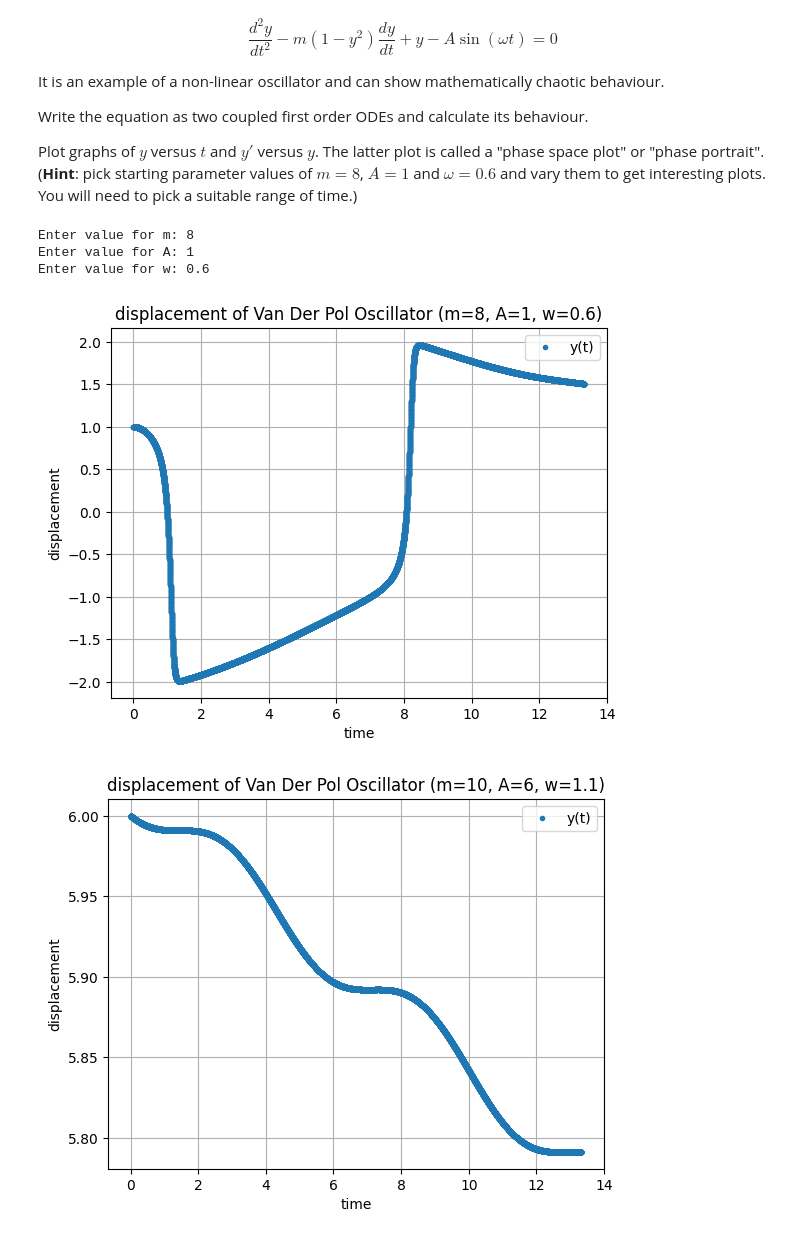
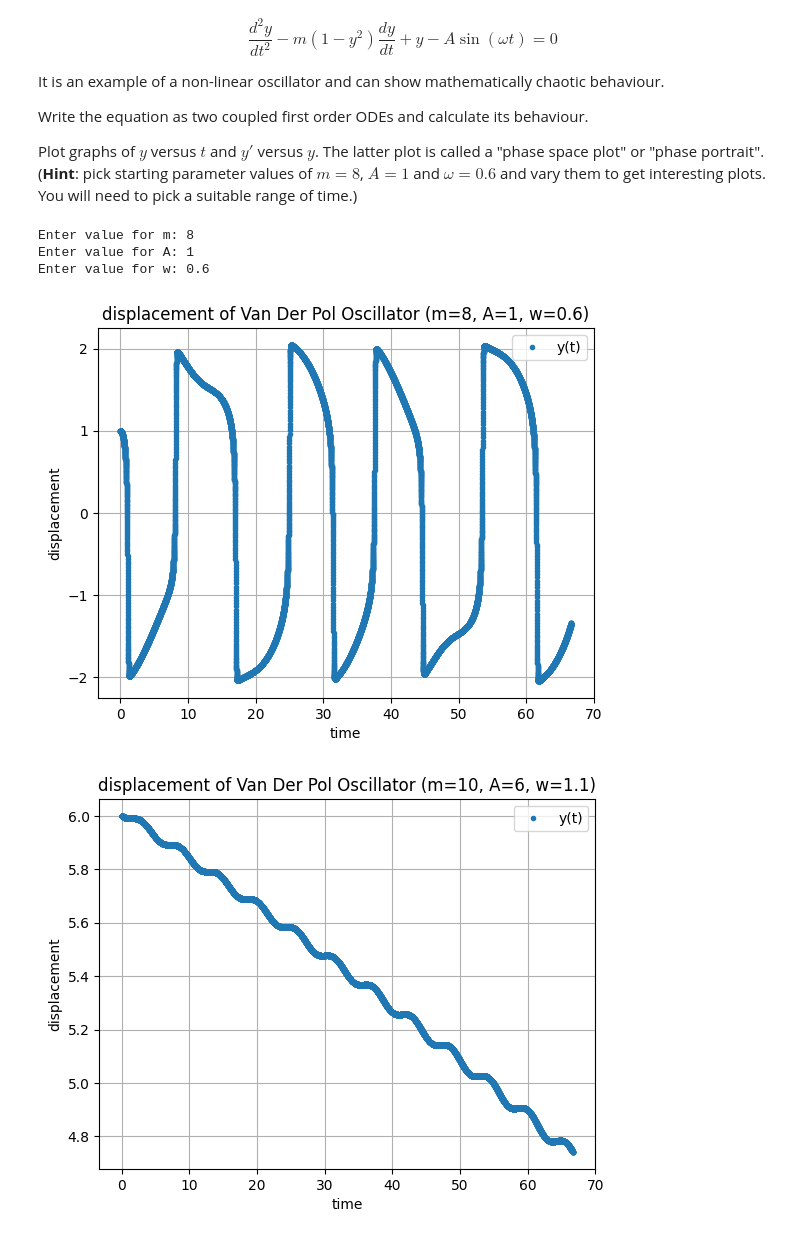
Before and after one commit to PX2145-2025/week-8-b-Brega-Harley, a Jupyter notebook: ODEs.ipynb, the cells around one changed output. Cells and saved outputs as stored; diff of their text form; code cells hidden in the pictures.

```diff
--- a/ODEs.ipynb
+++ b/ODEs.ipynb
@@ -440,7 +440,7 @@ w_str = input("Enter value for w: ")
 m = float(m_str)
 A = float(A_str)
 w = float(w_str)
-tmax = A*m/w
+tmax = 5*A*m/w
 
 t = np.linspace(0.0, tmax, npts)
 
@@ -452,38 +452,38 @@ def f6(y,t,m,A,w):
 y_initial2=np.array([A,0])
 y_odeint2 = odeint(f6, y_initial2, t,args=(m,A,w))
 
-plt.plot(t, y_odeint1[:,0],'.',label='y(t)')
+plt.plot(t, y_odeint2[:,0],'.',label='y(t)')
 plt.xlabel('time')
 plt.ylabel('displacement')
 plt.title('displacement of Van Der Pol Oscillator (m=8, A=1, w=0.6)')
 plt.legend()
 plt.grid()
 plt.show()
 
 y_initial3=np.array([A+5,0])
 y_odeint3 = odeint(f6, y_initial3, t,args=(m+2,A+5,w+0.5))
 
 plt.plot(t, y_odeint3[:,0],'.',label='y(t)') #plotting only the first column as we want x, not x'
 plt.xlabel('time')
 plt.ylabel('displacement')
 plt.title('displacement of Van Der Pol Oscillator (m=10, A=6, w=1.1)')
 plt.legend()
 plt.grid()
 plt.show()
 
 y_initial4=np.array([A-5,0])
 y_odeint4 = odeint(f6, y_initial4, t,args=(m-2,A-5,w))
 
 plt.plot(t, y_odeint4[:,0],'.',label='y(t)') #plotting only the first column as we want x, not x'
 plt.xlabel('time')
 plt.ylabel('displacement')
 plt.title('displacement of Van Der Pol Oscillator (m=6, A=-4, w=0.1)')
 plt.legend()
 plt.grid()
 plt.show()
 # %% [output]
 Enter value for m: 8
 Enter value for A: 1
 Enter value for w: 0.6
-[figure, old version]
+[figure, new version]
-[figure, old version]
+[figure, new version]
```
Also changed, not shown: parts of 1 cell of this notebook.
